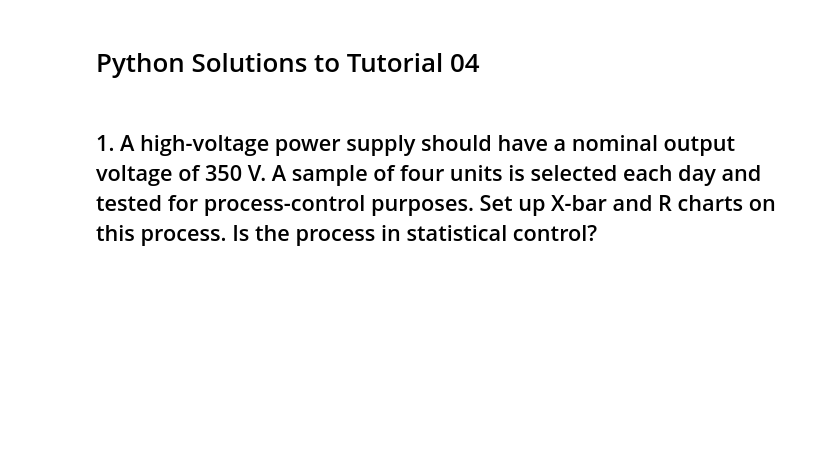
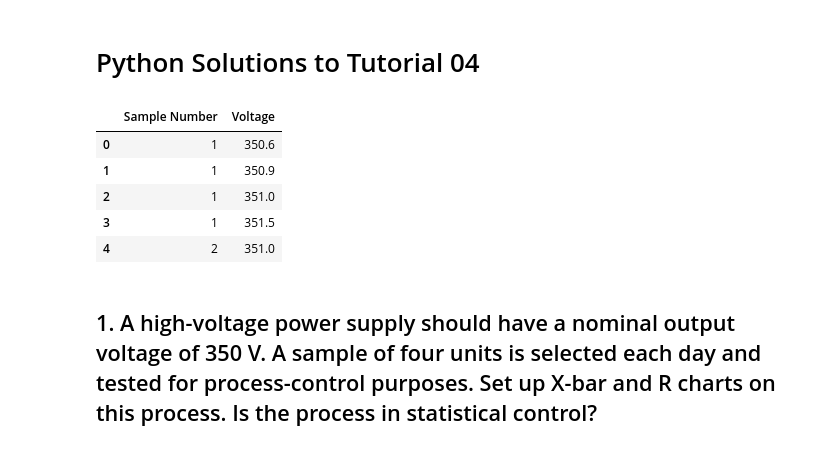
Before and after one commit to APS1040/Tutorials, a Jupyter notebook: Tutorial04.ipynb, the cells around one changed output. Cells and saved outputs as stored; diff of their text form; code cells hidden in the pictures; blank space fills up the shorter version.

```diff
--- a/Tutorial04.ipynb
+++ b/Tutorial04.ipynb
@@ -3,10 +3,20 @@
 # %%
 import pandas as pd
 import numpy as np
 import matplotlib.pyplot as plt
 import scipy.stats as stat
 
-df = pd.read_csv('Tutorial04_data.csv')
+#df = pd.read_csv('Tutorial04_data.csv')
+url = 'https://raw.githubusercontent.com/APS1040/Tutorials/main/Tutorial04_data.csv'
+df = pd.read_csv(url)
+df.head()
+# %% [output]
+|  | Sample Number | Voltage |
+| 0 | 1 | 350.6 |
+| 1 | 1 | 350.9 |
+| 2 | 1 | 351.0 |
+| 3 | 1 | 351.5 |
+| 4 | 2 | 351.0 |
 # %% [markdown]
 ## 1.	A high-voltage power supply should have a nominal output voltage of 350 V. A sample of four units is selected each day and tested for process-control purposes.  Set up X-bar and R charts on this process. Is the process in statistical control?
 # %%
```
